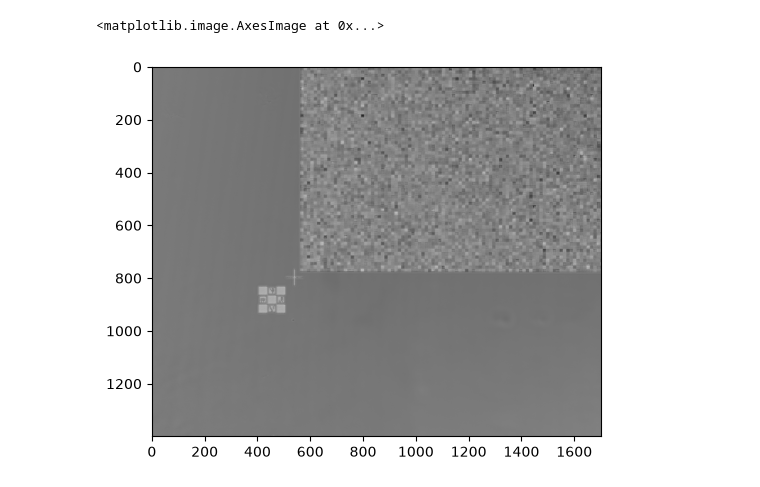
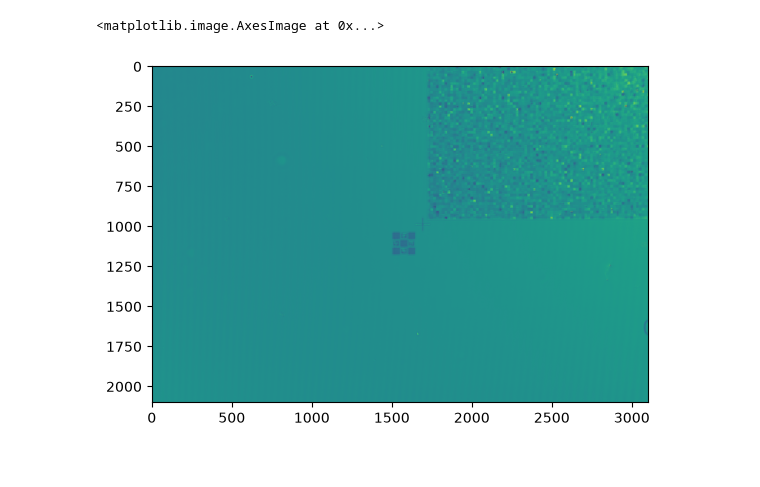
Before and after one commit to RodionovSA/holoeml-experiment, a Jupyter notebook: scripts/phase/read_phase.ipynb, the cells around one changed output. Cells and saved outputs as stored; diff of their text form; code cells hidden in the pictures.

```diff
--- a/scripts/phase/read_phase.ipynb
+++ b/scripts/phase/read_phase.ipynb
@@ -2,6 +2,6 @@
 import numpy as np
 import matplotlib.pyplot as plt
 # %%
-data = np.load('phase_measurement_20260805_121340.npz')
+data = np.load('phase_measurement_20260823_173223.npz')
 phi = data['phi']
 # %%
@@ -10,5 +13,5 @@ phi2 = data2['phi']
 # %%
-plt.imshow(phi, cmap='gray')
+plt.imshow(phi)
 # %% [output]
 <matplotlib.image.AxesImage at 0x...>
-[figure, old version]
+[figure, new version]
```
Also changed, not shown: parts of 4 cells of this notebook, 6 other files.
